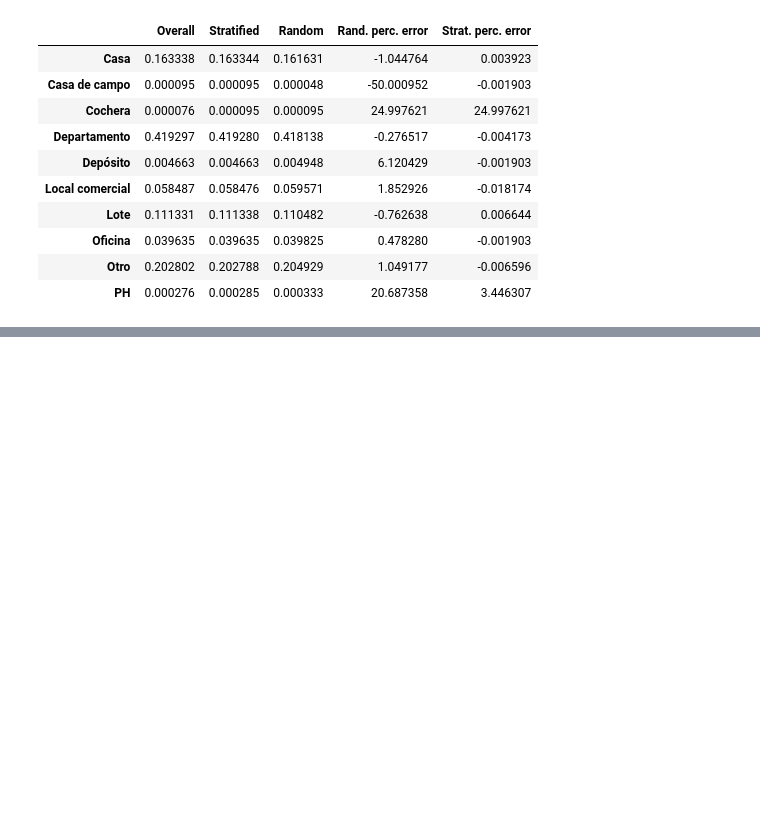
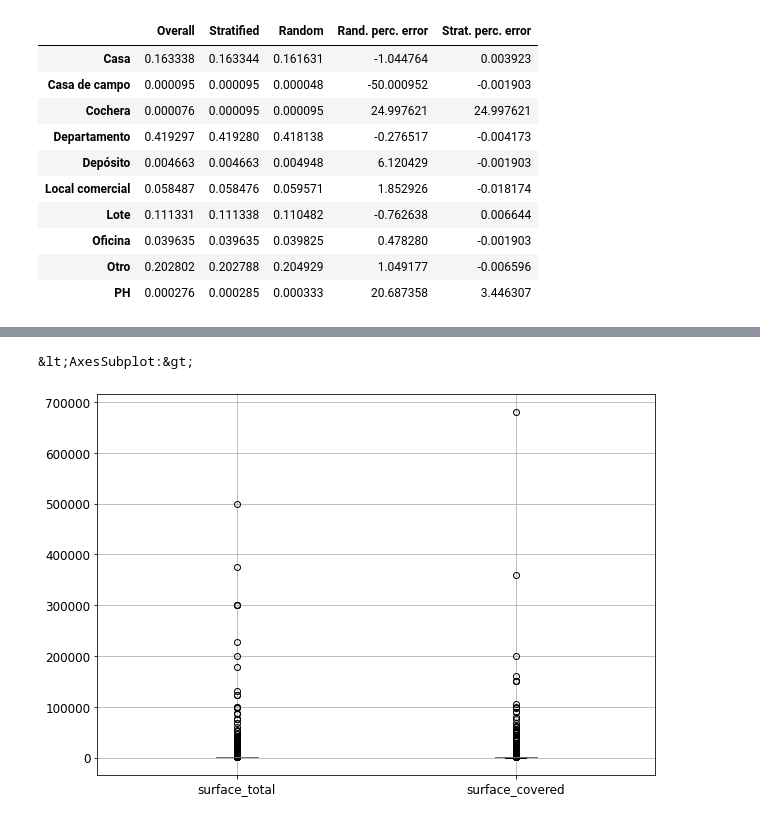
Before and after one commit to Benjacho/properati-ml-forecast, a Jupyter notebook: script.ipynb, the cells around one changed output, grey strips where cells are left out. Saved outputs shown, nothing was run; the diff lists cells and outputs as text; code cells hidden in the pictures; blank space fills up the shorter version.

```diff
--- a/script.ipynb
+++ b/script.ipynb
@@ -242,0 +361,5 @@ Concluding doing this comparison, we can see that when we use random sampling we
+# %%
+properati.boxplot(column=['surface_total', 'surface_covered'],figsize=(10,7))
+# %% [output]
+&lt;AxesSubplot:&gt;
+[figure, added]
```
Also changed, not shown: parts of 32 cells of this notebook, 1 other file.
